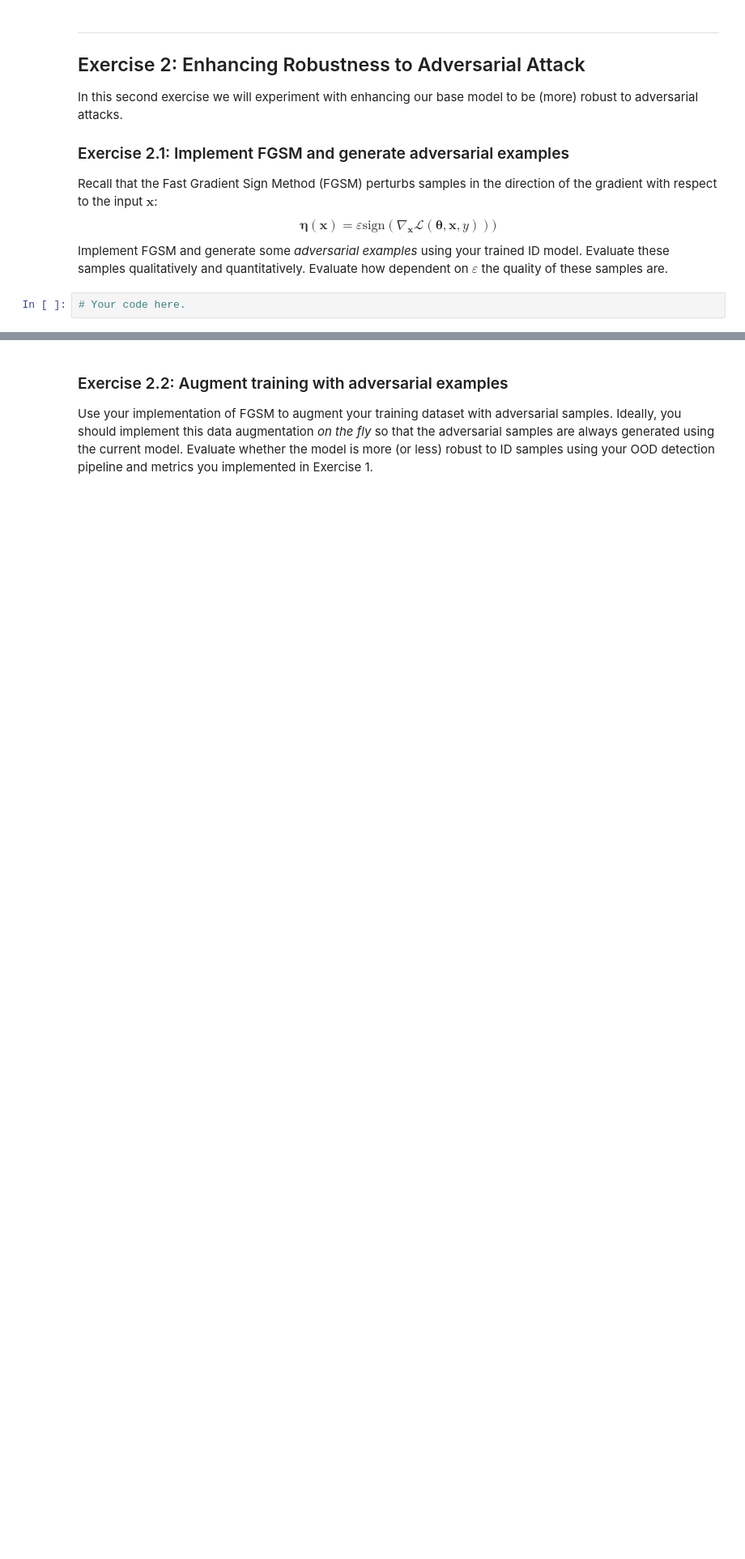
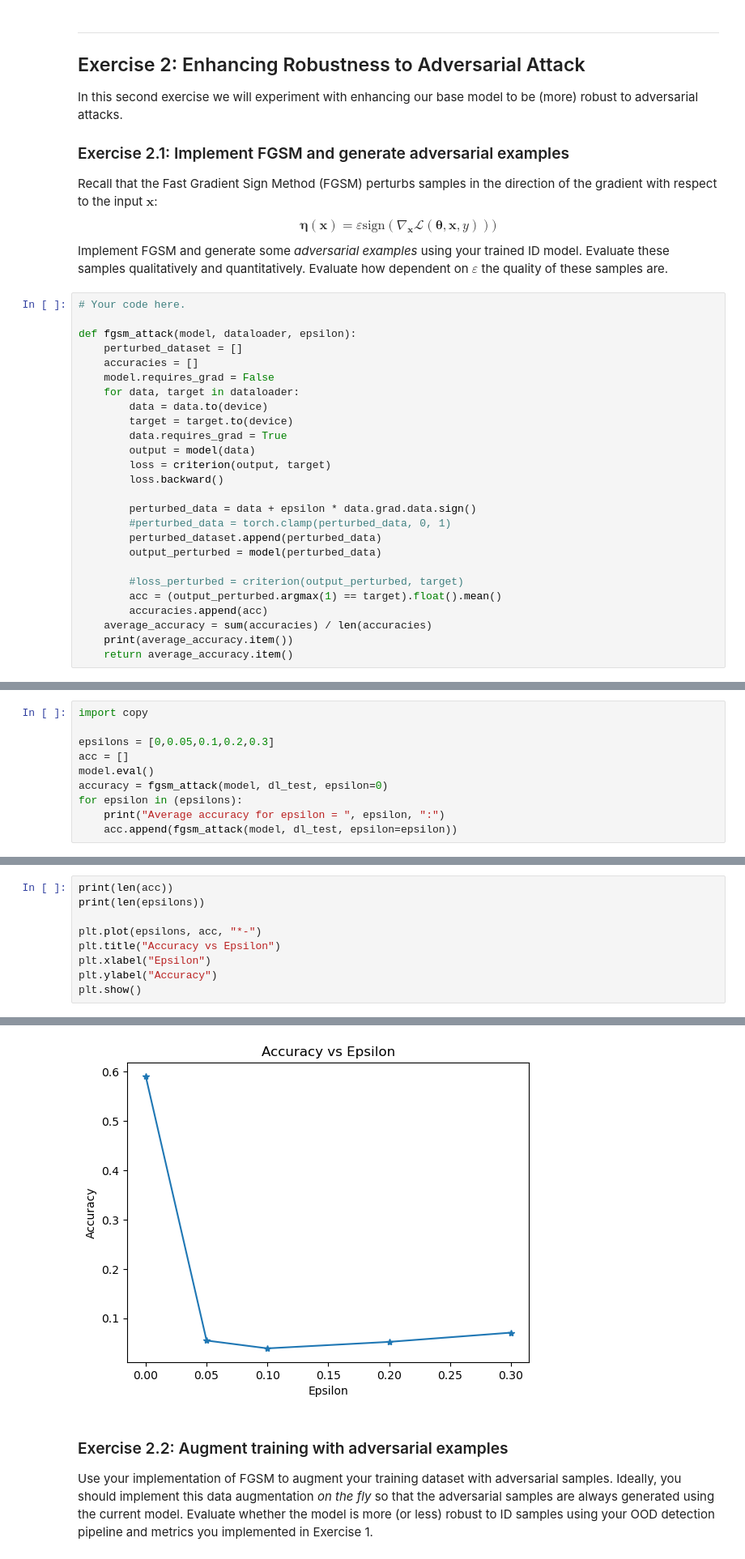
Before and after one commit to MagriniGabriele/Lab_DLA, a Jupyter notebook: Lab_4/Lab_4.ipynb, the cells around one changed output, grey strips where cells are left out. Shown: that part at 81% size. Saved outputs shown, nothing was run; the diff lists cells and outputs as text; blank space fills up the shorter version.

```diff
--- a/Lab_4/Lab_4.ipynb
+++ b/Lab_4/Lab_4.ipynb
@@ -256,3 +273,27 @@ $$ \boldsymbol{\eta}(\mathbf{x}) = \varepsilon \mathrm{sign}(\nabla_{\mathbf{x}}
 Implement FGSM and generate some *adversarial examples* using your trained ID model. Evaluate these samples qualitatively and quantitatively. Evaluate how dependent on $\varepsilon$ the quality of these samples are.
 # %%
 # Your code here.
+
+def fgsm_attack(model, dataloader, epsilon):
+    perturbed_dataset = []
+    accuracies = []
+    model.requires_grad = False
+    for data, target in dataloader:
+        data = data.to(device)
+        target = target.to(device)
+        data.requires_grad = True
+        output = model(data)
+        loss = criterion(output, target)
+        loss.backward()
+
+        perturbed_data = data + epsilon * data.grad.data.sign()
+        #perturbed_data = torch.clamp(perturbed_data, 0, 1)
+        perturbed_dataset.append(perturbed_data)
+        output_perturbed = model(perturbed_data)
+
+        #loss_perturbed = criterion(output_perturbed, target)
+        acc = (output_perturbed.argmax(1) == target).float().mean()
+        accuracies.append(acc)
+    average_accuracy = sum(accuracies) / len(accuracies)
+    print(average_accuracy.item())
+    return average_accuracy.item()
@@ -258,0 +302,10 @@ Implement FGSM and generate some *adversarial examples* using your trained ID mo
+# %%
+import copy
+
+epsilons = [0,0.05,0.1,0.2,0.3]
+acc = []
+model.eval()
+accuracy = fgsm_attack(model, dl_test, epsilon=0)
+for epsilon in (epsilons):
+    print("Average accuracy for epsilon = ", epsilon, ":")
+    acc.append(fgsm_attack(model, dl_test, epsilon=epsilon))
@@ -258,0 +324,10 @@ Implement FGSM and generate some *adversarial examples* using your trained ID mo
+# %%
+print(len(acc))
+print(len(epsilons))
+
+plt.plot(epsilons, acc, "*-")
+plt.title("Accuracy vs Epsilon")
+plt.xlabel("Epsilon")
+plt.ylabel("Accuracy")
+plt.show()
+# %% [output]
@@ -259,3 +336,4 @@ Implement FGSM and generate some *adversarial examples* using your trained ID mo
+[figure, added]
 # %% [markdown]
 ### Exercise 2.2: Augment training with adversarial examples
 
```
Also changed, not shown: parts of 26 cells of this notebook, 2 other files.
